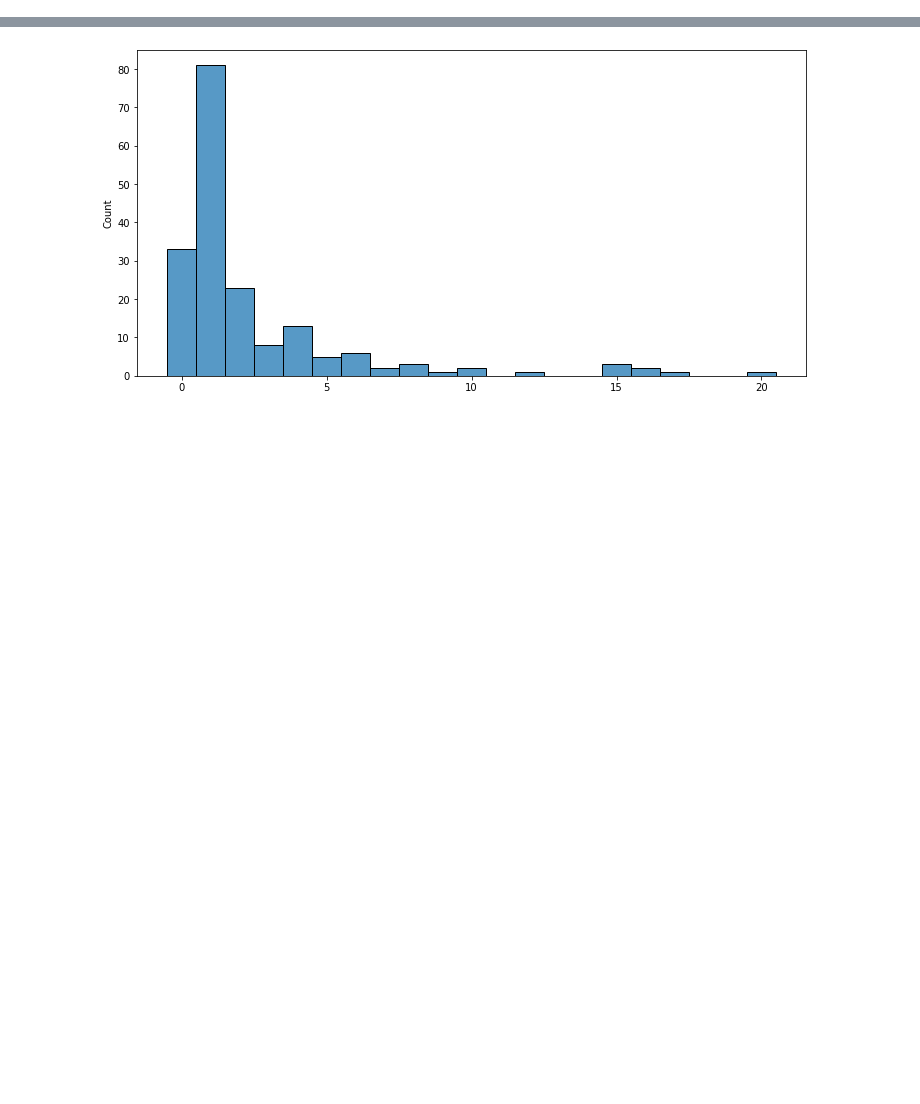
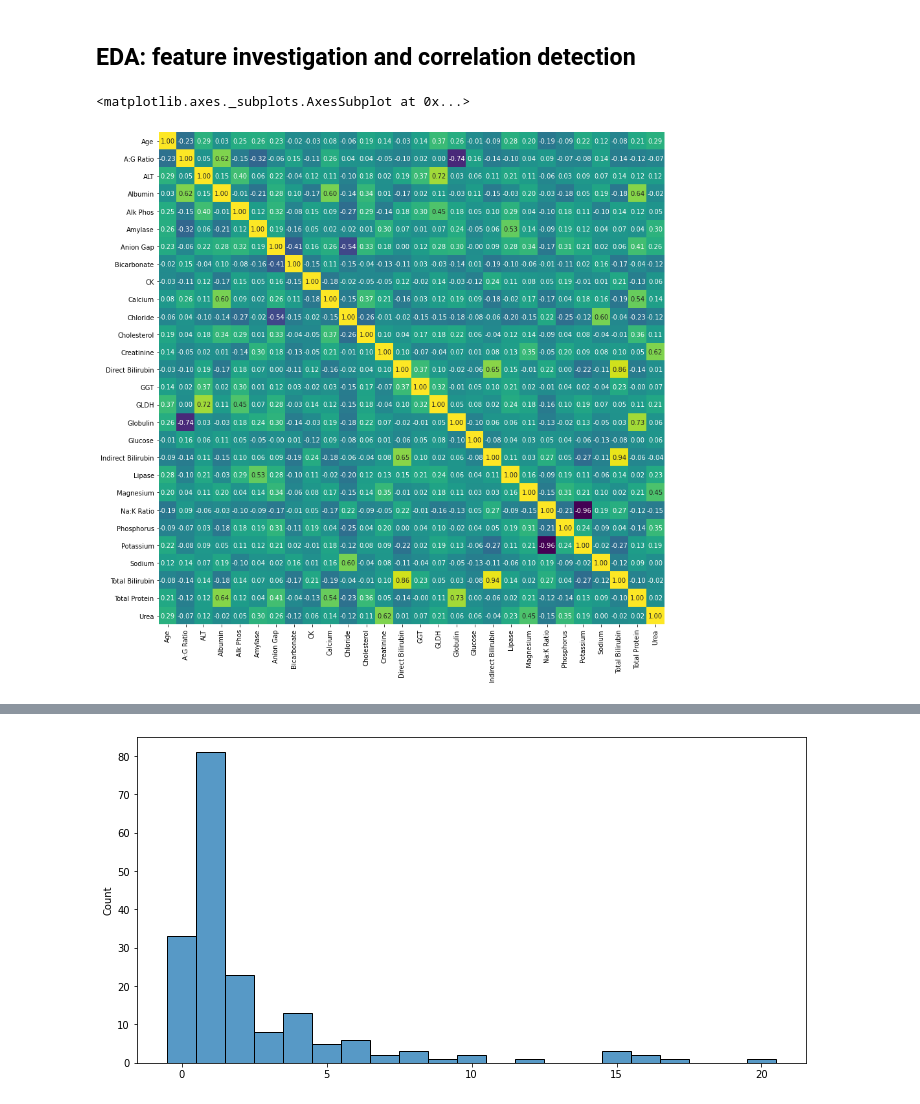
Before and after one commit to armiro/Canine-Disease-Diagnosis, a Jupyter notebook: model_dev.ipynb, the cells around one changed output, grey strips where cells are left out. Cells and saved outputs as stored; diff of their text form; code cells hidden in the pictures; blank space fills up the shorter version.

```diff
--- a/model_dev.ipynb
+++ b/model_dev.ipynb
@@ -17,0 +31,10 @@ labels = dataset.iloc[:, 30:]
+# %% [markdown]
+## EDA: feature investigation and correlation detection
+# %%
+corr_mat = features.corr()
+fig = plt.figure(figsize=(14, 14))
+sns.heatmap(corr_mat, xticklabels=corr_mat.columns, yticklabels=corr_mat.columns,
+            cmap='viridis', annot=True, fmt='.2f', cbar=False)
+# %% [output]
+<matplotlib.axes._subplots.AxesSubplot at 0x...>
+[figure, added]
```
Also changed, not shown: parts of 17 cells of this notebook.
